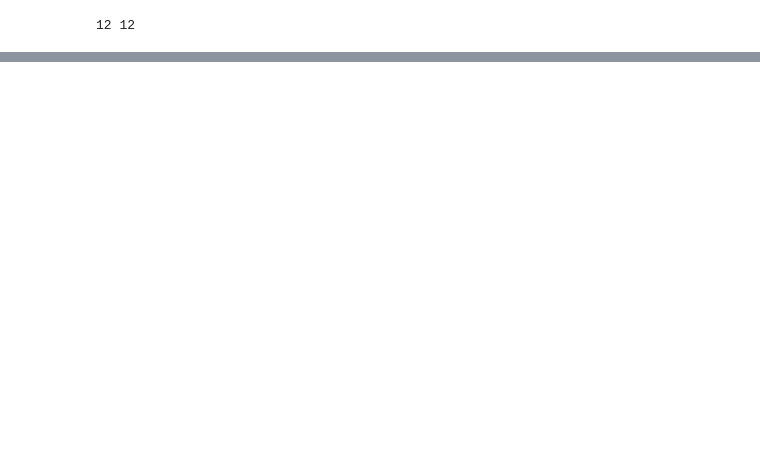
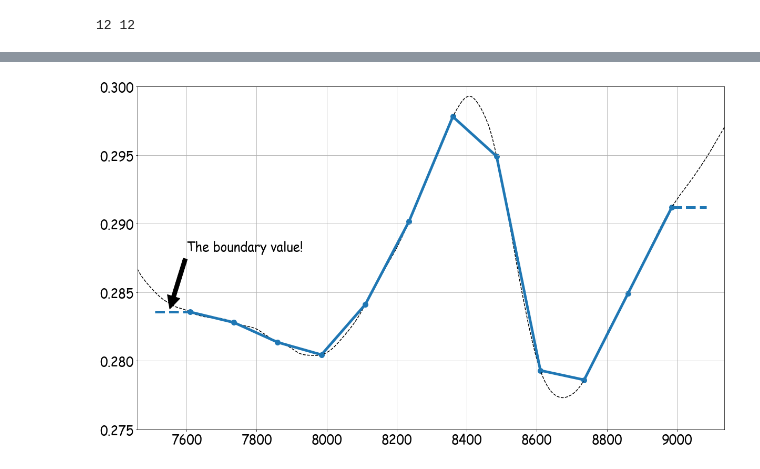
Before and after one commit to sgepner/Automate-Python, a Jupyter notebook: Lectures/Lecture3/Lecture 3.ipynb, the cells around one changed output, grey strips where cells are left out. Saved outputs shown, nothing was run; the diff lists cells and outputs as text; code cells hidden in the pictures; blank space fills up the shorter version.

```diff
--- a/Lectures/Lecture3/Lecture 3.ipynb
+++ b/Lectures/Lecture3/Lecture 3.ipynb
@@ -106,0 +220,21 @@ plt.xlim(X[0]-100, X[-1]+100)
+# %%
+fig = plt.figure(figsize=(20,12)) # figure size
+font = {'family' : 'Comic Sans MS', 'weight' : 'normal', 'size'   : 24} #larger font I like
+plt.rc('font', **font)
+
+plt.plot(T, c3, '--', c='black') # '--' - dashed, c - colour,
+plt.scatter(X, Y, s=100) # s sets size
+
+a = np.searchsorted(x, X[0])
+b = np.searchsorted(x, X[-1])
+p = plt.plot(x[a:b], f(x[a:b]), lw=5) # note, we return to p
+plt.plot(x[0:a], f(x[0:a]), '--', lw=5, c = p[0].get_color()) # to get the same colour
+plt.plot(x[b:-1], f(x[b:-1]), '--', lw=5, c = p[0].get_color())
+
+ax = plt.gca()
+ax.annotate('The extrapolated part!', xy=(x[25], f(x[25])), xytext=(7600, 0.288),
+            arrowprops = dict(facecolor ='black', width=8, headwidth=25, headlength=25, shrink = 0.05),)
+
+plt.xlim(X[0]-150, X[-1]+150)
+plt.ylim(0.275, 0.3)
+plt.grid()
@@ -106,0 +251,25 @@ plt.xlim(X[0]-100, X[-1]+100)
+# %%
+f = InterpolatedUnivariateSpline(X, Y, k=1, ext=3)
+
+fig = plt.figure(figsize=(20,12)) # figure size
+font = {'family' : 'Comic Sans MS', 'weight' : 'normal', 'size'   : 24} #larger font I like
+plt.rc('font', **font)
+
+plt.plot(T, c3, '--', c='black') # '--' - dashed, c - colour,
+plt.scatter(X, Y, s=100) # s sets size
+
+a = np.searchsorted(x, X[0])
+b = np.searchsorted(x, X[-1])
+p = plt.plot(x[a:b], f(x[a:b]), lw=5) # note, we return to p
+plt.plot(x[0:a], f(x[0:a]), '--', lw=5, c = p[0].get_color()) # to get the same colour
+plt.plot(x[b:-1], f(x[b:-1]), '--', lw=5, c = p[0].get_color())
+
+ax = plt.gca()
+ax.annotate('The boundary value!', xy=(x[25], f(x[25])), xytext=(7600, 0.288),
+            arrowprops = dict(facecolor ='black', width=8, headwidth=25, headlength=25, shrink = 0.05),)
+
+plt.xlim(X[0]-150, X[-1]+150)
+plt.ylim(0.275, 0.3)
+plt.grid()
+# %% [output]
+[figure, added]
```
Also changed, not shown: parts of 74 cells of this notebook, 1 other file.
